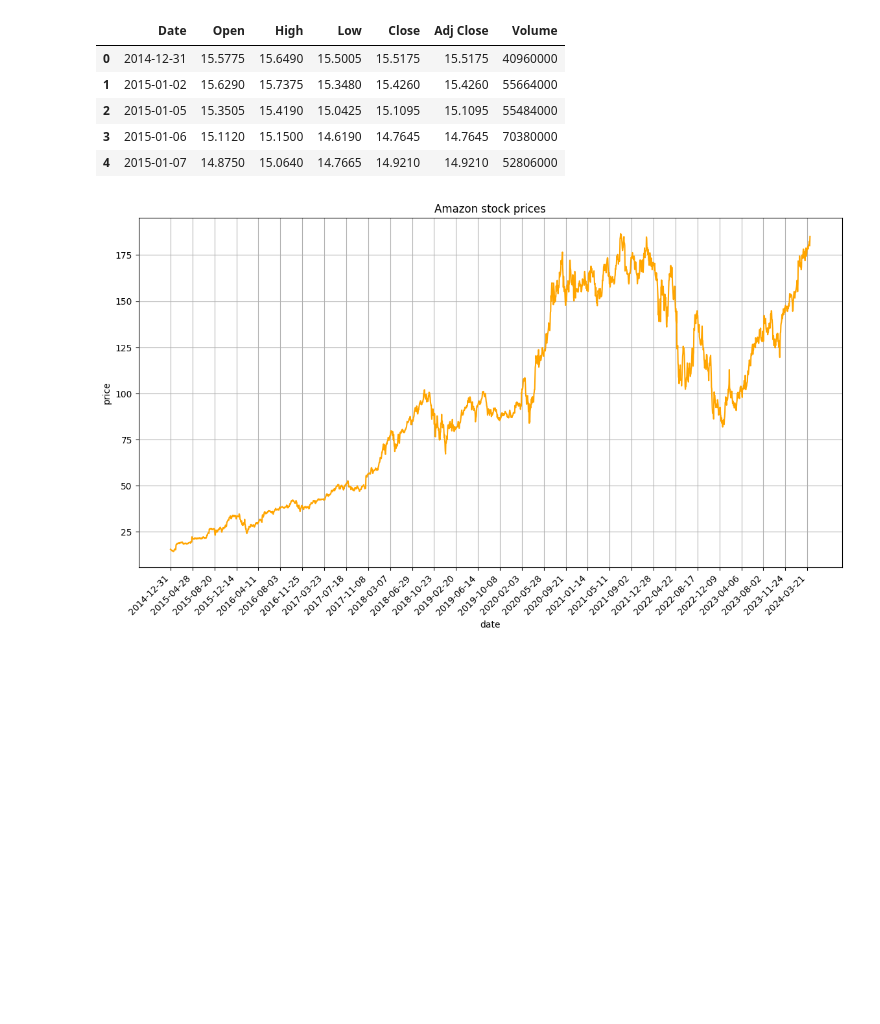
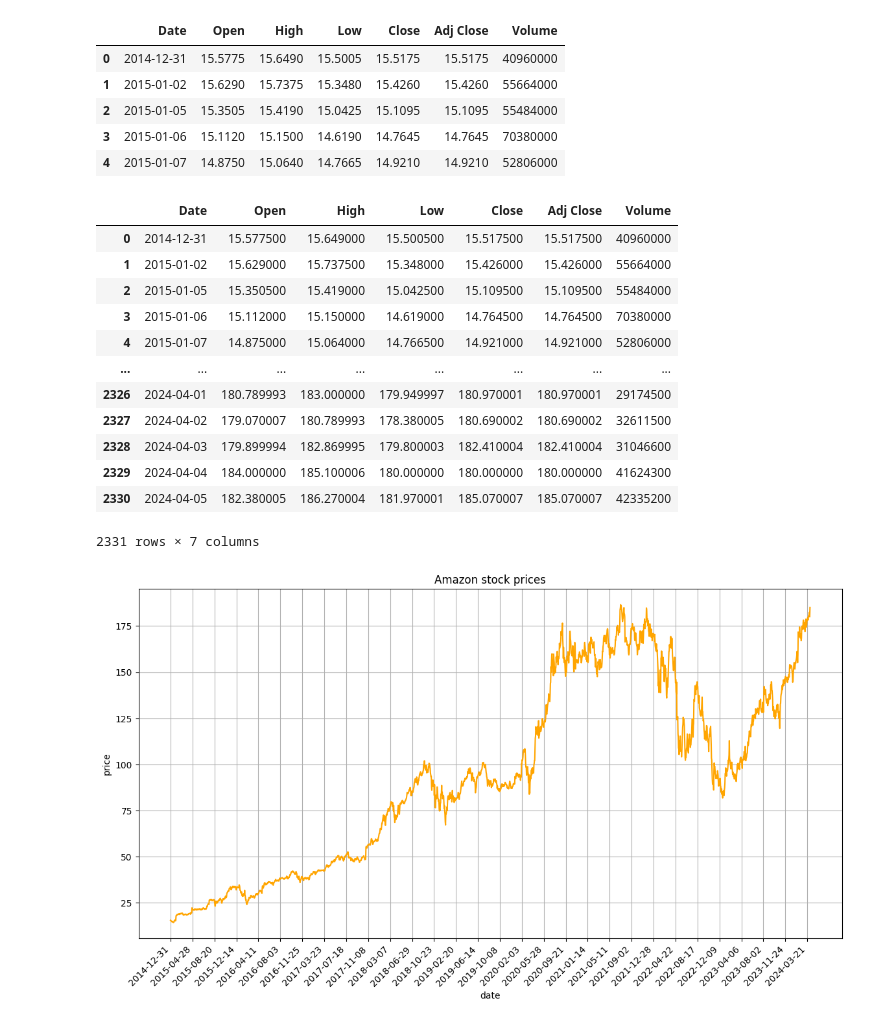
Before and after one commit to MateuszKwiat/pwr_ins, a Jupyter notebook: sme4/Big_data/lab/lab4/zad4_jn.ipynb, the cells around one changed output. Saved outputs shown, nothing was run; the diff lists cells and outputs as text; code cells hidden in the pictures; blank space fills up the shorter version.

```diff
--- a/sme4/Big_data/lab/lab4/zad4_jn.ipynb
+++ b/sme4/Big_data/lab/lab4/zad4_jn.ipynb
@@ -12,6 +14,23 @@ df.head()
 | 2 | 2015-01-05 | 15.3505 | 15.4190 | 15.0425 | 15.1095 | 15.1095 | 55484000 |
 | 3 | 2015-01-06 | 15.1120 | 15.1500 | 14.6190 | 14.7645 | 14.7645 | 70380000 |
 | 4 | 2015-01-07 | 14.8750 | 15.0640 | 14.7665 | 14.9210 | 14.9210 | 52806000 |
+# %%
+df.shape
+df
+# %% [output]
+|  | Date | Open | High | Low | Close | Adj Close | Volume |
+| 0 | 2014-12-31 | 15.577500 | 15.649000 | 15.500500 | 15.517500 | 15.517500 | 40960000 |
+| 1 | 2015-01-02 | 15.629000 | 15.737500 | 15.348000 | 15.426000 | 15.426000 | 55664000 |
+| 2 | 2015-01-05 | 15.350500 | 15.419000 | 15.042500 | 15.109500 | 15.109500 | 55484000 |
+| 3 | 2015-01-06 | 15.112000 | 15.150000 | 14.619000 | 14.764500 | 14.764500 | 70380000 |
+| 4 | 2015-01-07 | 14.875000 | 15.064000 | 14.766500 | 14.921000 | 14.921000 | 52806000 |
+| ... | ... | ... | ... | ... | ... | ... | ... |
+| 2326 | 2024-04-01 | 180.789993 | 183.000000 | 179.949997 | 180.970001 | 180.970001 | 29174500 |
+| 2327 | 2024-04-02 | 179.070007 | 180.789993 | 178.380005 | 180.690002 | 180.690002 | 32611500 |
+| 2328 | 2024-04-03 | 179.899994 | 182.869995 | 179.800003 | 182.410004 | 182.410004 | 31046600 |
+| 2329 | 2024-04-04 | 184.000000 | 185.100006 | 180.000000 | 180.000000 | 180.000000 | 41624300 |
+| 2330 | 2024-04-05 | 182.380005 | 186.270004 | 181.970001 | 185.070007 | 185.070007 | 42335200 |
+2331 rows × 7 columns
 # %%
 tk = df['Date'][::80]
 # %%
```
Also changed, not shown: parts of 4 cells of this notebook.
